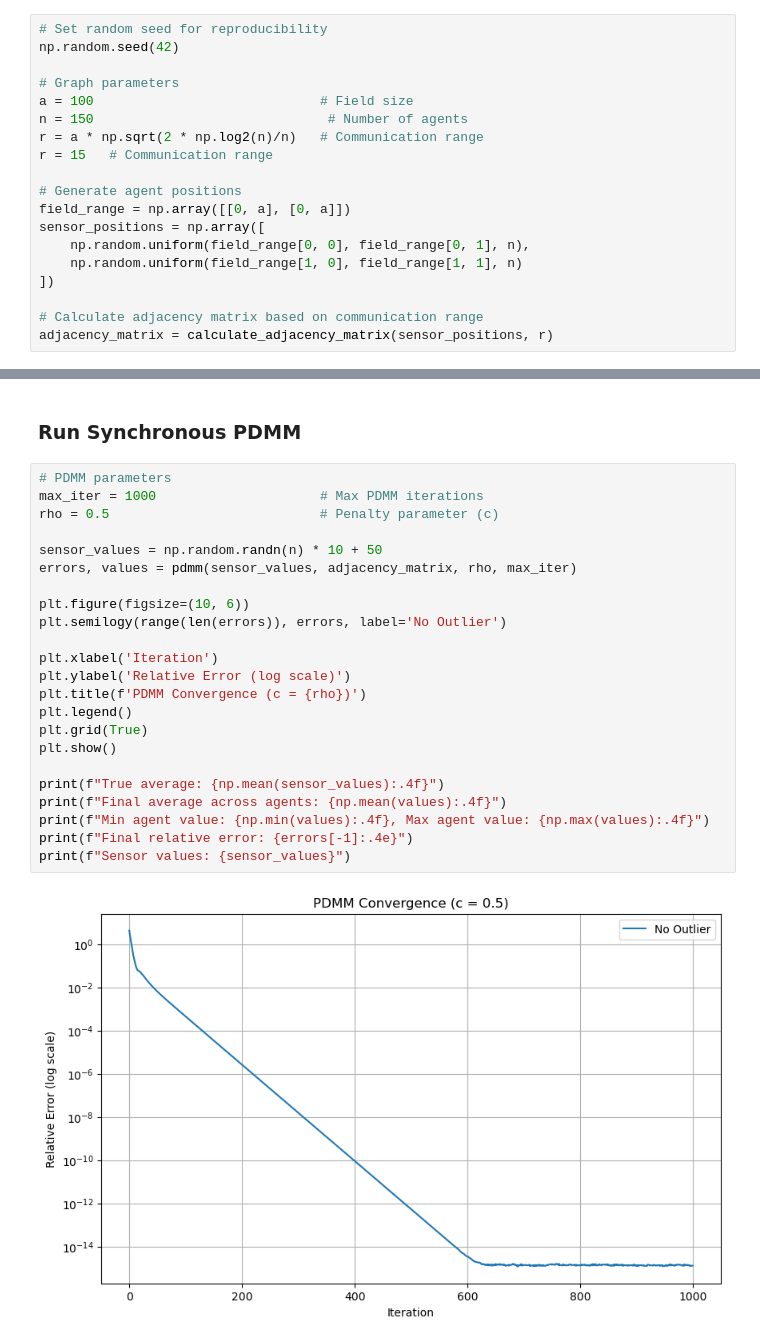
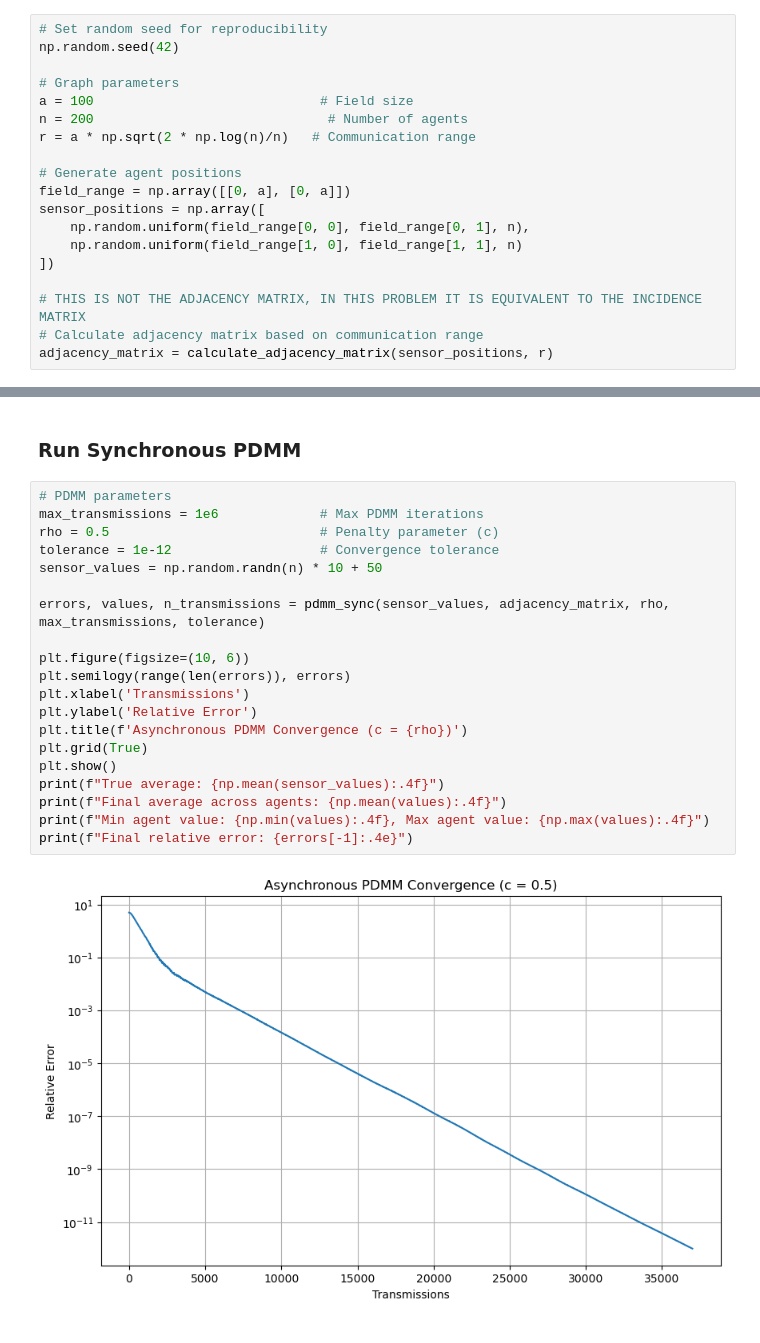
Before and after one commit to AybarsManav/PDMM, a Jupyter notebook: main.ipynb, the cells around one changed output, grey strips where cells are left out. Cells and saved outputs as stored; diff of their text form.

Commit message:
Implement async PDMM and change max iterations to max transmissions

```diff
--- a/main.ipynb
+++ b/main.ipynb
@@ -22,9 +22,8 @@ np.random.seed(42)
 
 # Graph parameters
 a = 100                             # Field size
-n = 150                              # Number of agents
-r = a * np.sqrt(2 * np.log2(n)/n)   # Communication range
-r = 15   # Communication range
+n = 200                              # Number of agents
+r = a * np.sqrt(2 * np.log(n)/n)   # Communication range
 
 # Generate agent positions
 field_range = np.array([[0, a], [0, a]])
@@ -33,6 +32,7 @@ sensor_positions = np.array([
     np.random.uniform(field_range[1, 0], field_range[1, 1], n)
 ])
 
+# THIS IS NOT THE ADJACENCY MATRIX, IN THIS PROBLEM IT IS EQUIVALENT TO THE INCIDENCE MATRIX
 # Calculate adjacency matrix based on communication range
 adjacency_matrix = calculate_adjacency_matrix(sensor_positions, r)
 # %% [markdown]
@@ -49,26 +49,23 @@ The graph is connected: False
 ### Run Synchronous PDMM
 # %%
 # PDMM parameters
-max_iter = 1000                     # Max PDMM iterations
+max_transmissions = 1e6             # Max PDMM iterations
 rho = 0.5                           # Penalty parameter (c)
+tolerance = 1e-12                   # Convergence tolerance
+sensor_values = np.random.randn(n) * 10 + 50
 
-sensor_values = np.random.randn(n) * 10 + 50
-errors, values = pdmm(sensor_values, adjacency_matrix, rho, max_iter)
+errors, values, n_transmissions = pdmm_sync(sensor_values, adjacency_matrix, rho, max_transmissions, tolerance)
 
 plt.figure(figsize=(10, 6))
-plt.semilogy(range(len(errors)), errors, label='No Outlier')
-
-plt.xlabel('Iteration')
-plt.ylabel('Relative Error (log scale)')
-plt.title(f'PDMM Convergence (c = {rho})')
-plt.legend()
+plt.semilogy(range(len(errors)), errors)
+plt.xlabel('Transmissions')
+plt.ylabel('Relative Error')
+plt.title(f'Asynchronous PDMM Convergence (c = {rho})')
 plt.grid(True)
 plt.show()
-
 print(f"True average: {np.mean(sensor_values):.4f}")
 print(f"Final average across agents: {np.mean(values):.4f}")
 print(f"Min agent value: {np.min(values):.4f}, Max agent value: {np.max(values):.4f}")
 print(f"Final relative error: {errors[-1]:.4e}")
-print(f"Sensor values: {sensor_values}")
 # %% [output]
-[figure, old version]
+[figure, new version]
```
Also changed, not shown: parts of 9 cells of this notebook, 1 other file.
